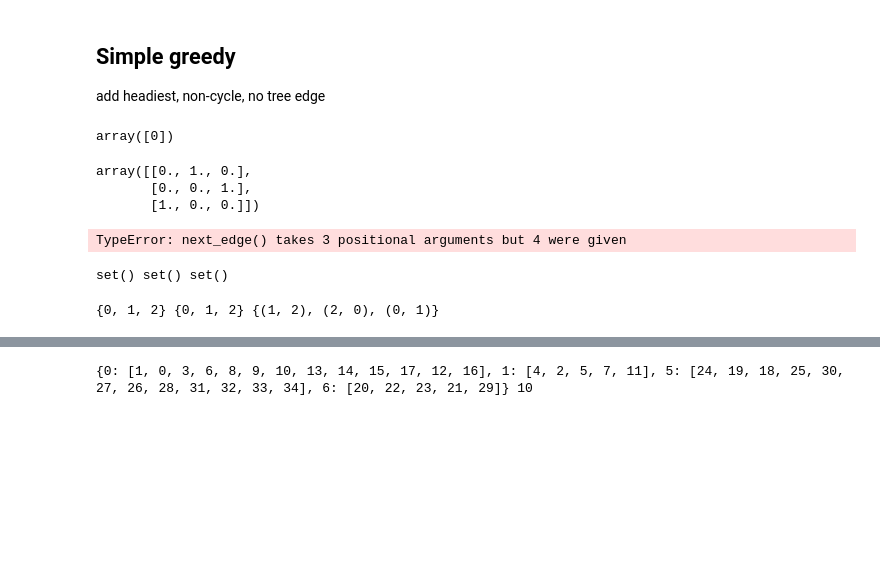
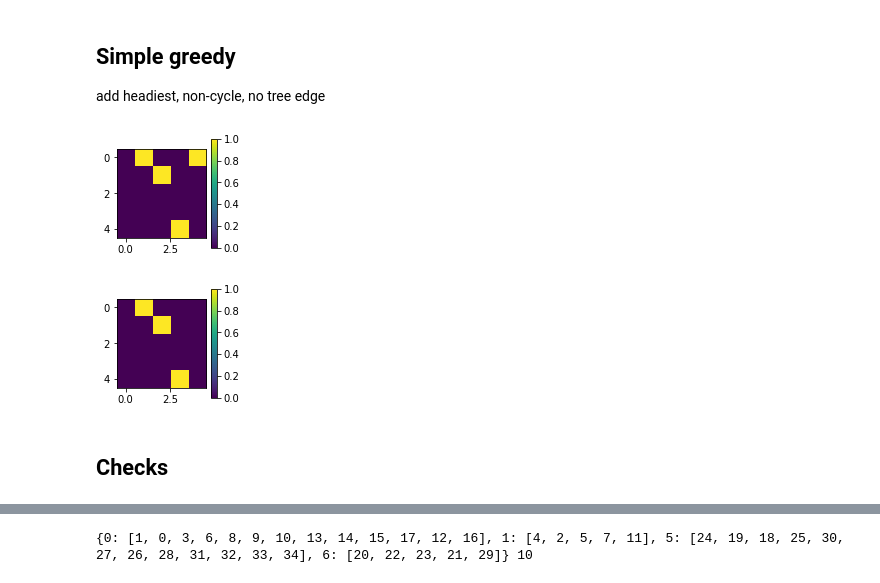
Before and after one commit to rykachevskiy/CRISPR, a Jupyter notebook: Graph_to_chains/hamiltonian path.ipynb, the cells around one changed output, grey strips where cells are left out. Saved outputs shown, nothing was run; the diff lists cells and outputs as text; code cells hidden in the pictures; blank space fills up the shorter version.

```diff
--- a/Graph_to_chains/hamiltonian path.ipynb
+++ b/Graph_to_chains/hamiltonian path.ipynb
@@ -133,7 +158,9 @@ def a_in_b(a,b):
                 return True
     return False
 # %%
-m =  np.zeros((3,3))
+m =  np.zeros((5,5))
 m[0,1] = 1
 m[1,2] = 1
-m[2,0] = 1
+#m[2,0] = 1
+m[4,3] = 1
+m[0,4] = 1
@@ -143,30 +168,7 @@ mn = m + np.random.normal(0, 0.1, (3,3))
 ## Simple greedy
 
 add headiest, non-cycle, no tree edge
-# %%
-np.argsort(m.flatten)[::-1]
-# %% [output]
-array([0])
-# %%
-m
-# %% [output]
-array([[0., 1., 0.],
-       [0., 0., 1.],
-       [1., 0., 0.]])
-# %%
-start_v = set()
-end_v= set()
-edges = set()
-
-next_edge(m, start_v, end_v, edges)
-# %% [output]
-TypeError: next_edge() takes 3 positional arguments but 4 were given
-# %%
-print(start_v, end_v, edges)
-# %% [output]
-set() set() set()
-# %%
-next_edge(m, start_v, end_v, edges)
-print(start_v, end_v, edges)
-# %% [output]
-{0, 1, 2} {0, 1, 2} {(1, 2), (2, 0), (0, 1)}
+# %%
+plot_gr(m, s = 2)
+# %% [output]
+[figure, added]
@@ -172,0 +178,5 @@ print(start_v, end_v, edges)
+# %%
+used_edges = comp_to_gr(c, 5)
+plot_gr(used_edges, s = 2)
+# %% [output]
+[figure, added]
@@ -173 +199,3 @@ print(start_v, end_v, edges)
+# %% [markdown]
+## Checks
 # %%
```
Also changed, not shown: parts of 15 cells of this notebook, 1 other file.
